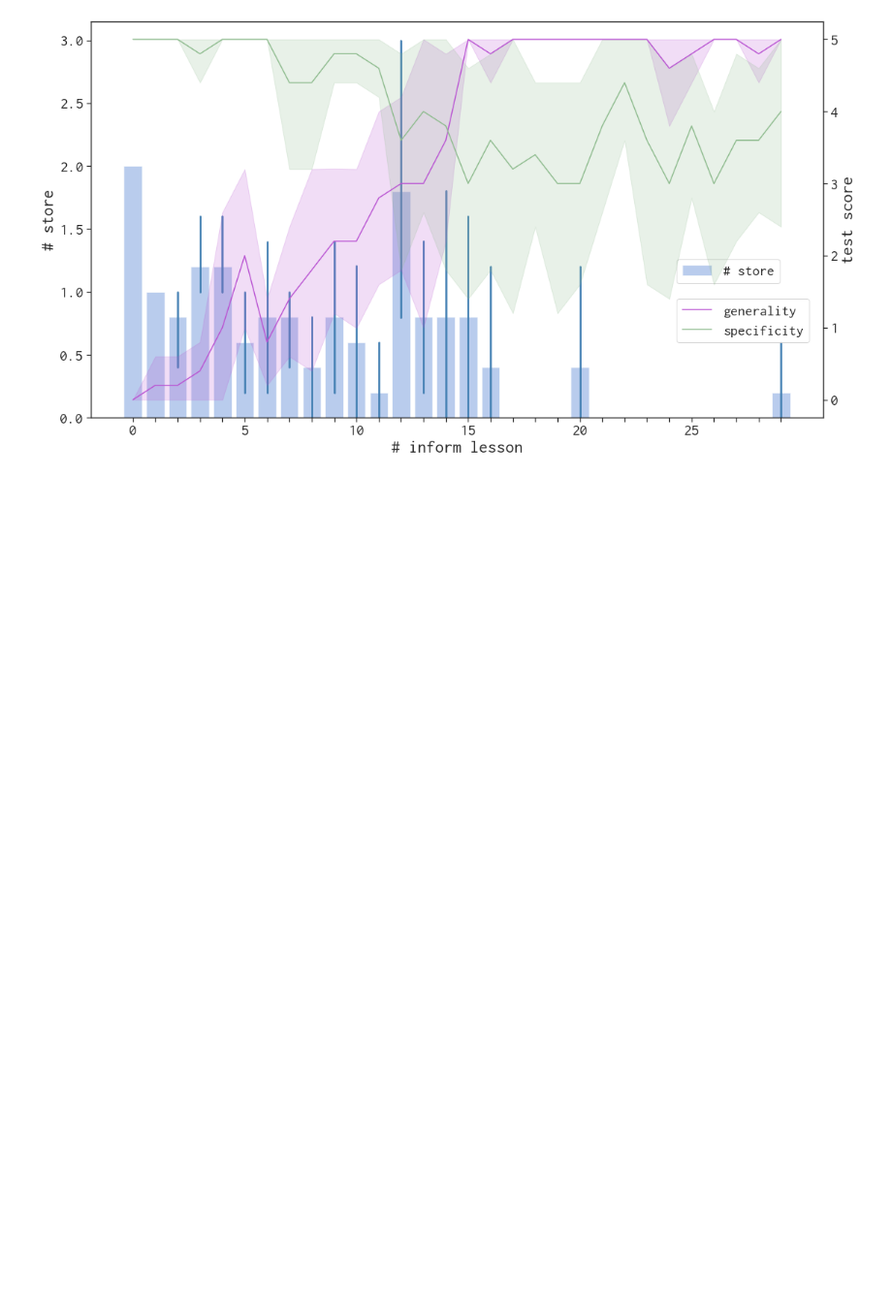
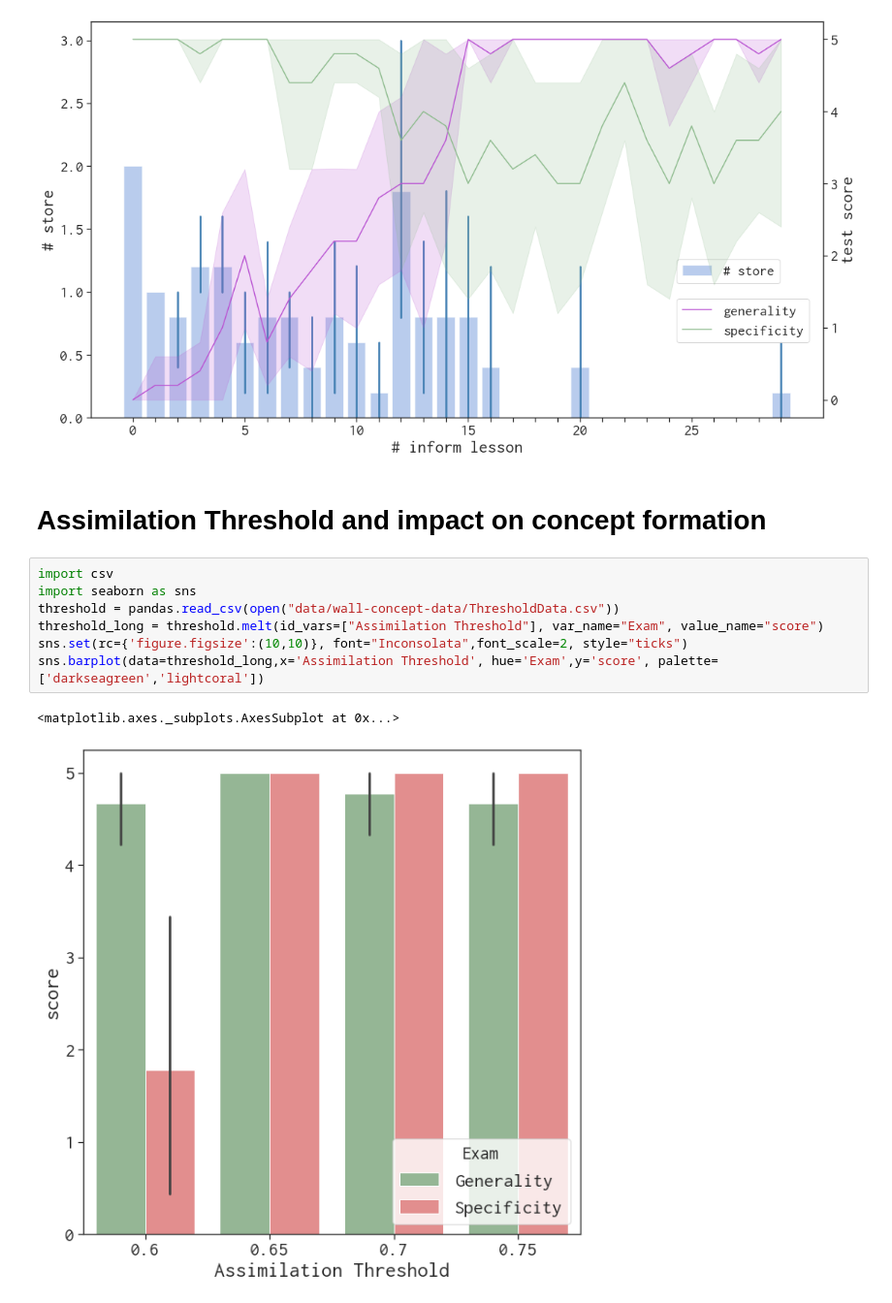
Before and after one commit to ComplexCollaborativeAgents/aileenOG, a Jupyter notebook: experiments/analysis/november2020/analysis.ipynb, the cells around one changed output. Shown at 97% size. Cells and saved outputs as stored; diff of their text form; blank space fills up the shorter version.

```diff
--- a/experiments/analysis/november2020/analysis.ipynb
+++ b/experiments/analysis/november2020/analysis.ipynb
@@ -64,3 +64,15 @@ typical_behind_dataset = convert_raw_data_to_dataframe_new(typical_policy_fileli
 plot_interactive_learning_results_new(typical_behind_dataset)
 # %% [output]
 [figure]
+# %% [markdown]
+# Assimilation Threshold and impact on concept formation
+# %%
+import csv
+import seaborn as sns
+threshold = pandas.read_csv(open("data/wall-concept-data/ThresholdData.csv"))
+threshold_long = threshold.melt(id_vars=["Assimilation Threshold"], var_name="Exam", value_name="score")
+sns.set(rc={'figure.figsize':(10,10)}, font="Inconsolata",font_scale=2, style="ticks")
+sns.barplot(data=threshold_long,x='Assimilation Threshold', hue='Exam',y='score', palette=['darkseagreen','lightcoral'])
+# %% [output]
+<matplotlib.axes._subplots.AxesSubplot at 0x...>
+[figure, added]
```
Also changed, not shown: parts of 3 cells of this notebook, 4 other files.
